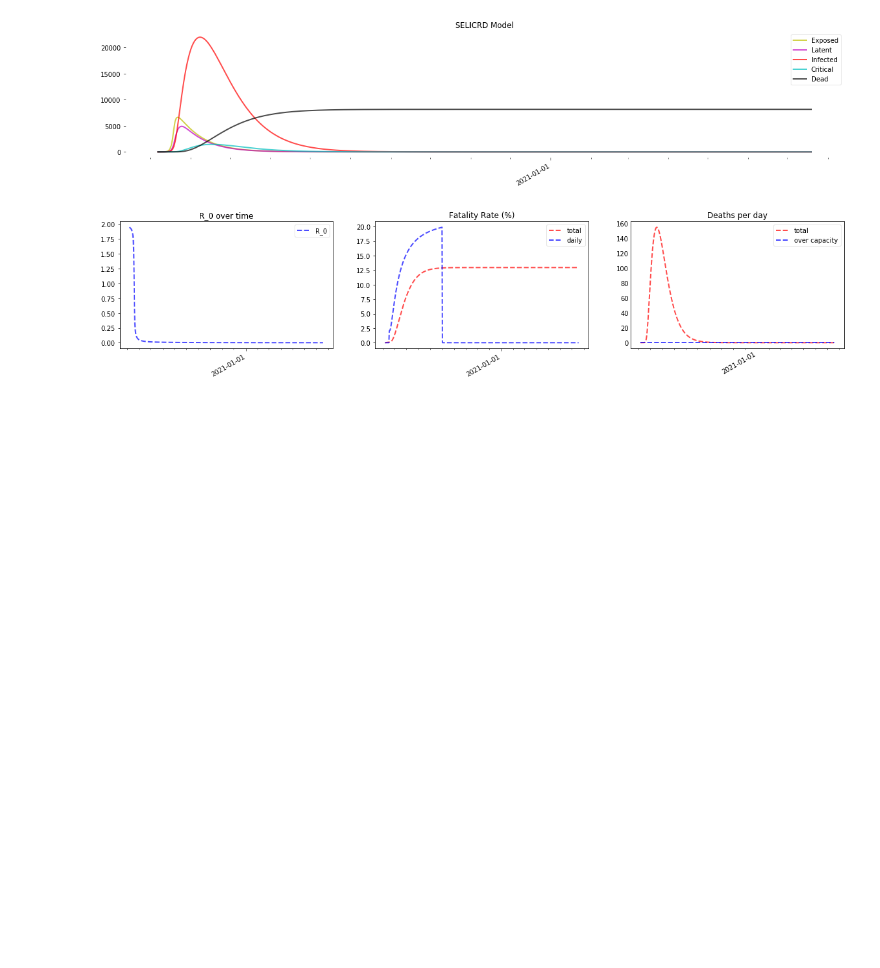
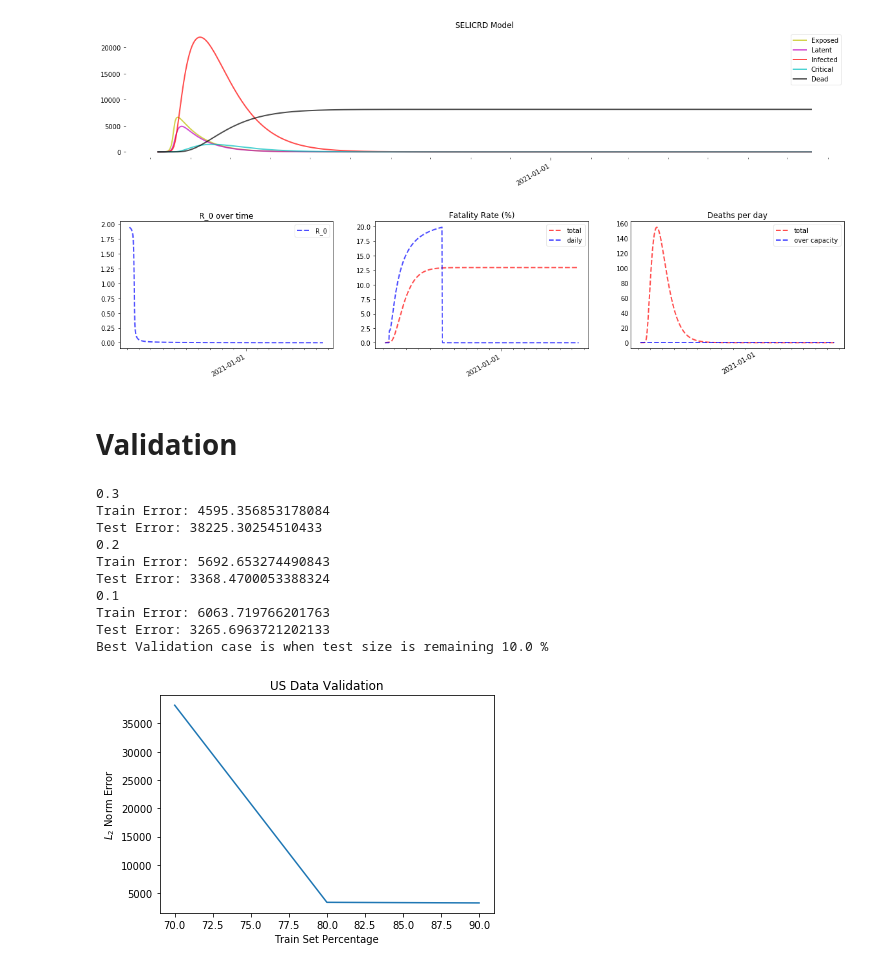
Before and after one commit to jiyingz/COVID19_projections, a Jupyter notebook: SELICRD_with_R0.ipynb, the cells around one changed output. Cells and saved outputs as stored; diff of their text form; code cells hidden in the pictures; blank space fills up the shorter version.

Commit message:
added validation code and ran 10 countries

```diff
--- a/SELICRD_with_R0.ipynb
+++ b/SELICRD_with_R0.ipynb
@@ -78,7 +78,7 @@ def Model(days, agegroups, beds_per_100k, alpha, b, r_s, p_L_to_R, p_I_to_C, p_C
         beds_0 = beds_per_100k / 100_000 * N
         return beds_0 + s*beds_0*t  # 0.003
     y0 = N-1.0, 1.0, 0.0, 0.0, 0.0, 0.0, 0.0
-    t = np.linspace(0, days, days)
+    t = np.linspace(0, days-1, days)
     ret = odeint(deriv, y0, t, args=(N, beta, delta, epsilon, p_L_to_R, theta, gamma, p_C_to_D, p_I_to_C, lamda, tau, rho, Beds))
     S, E, L, I, C, R, D = ret.T
     R_0_over_time = [beta(i)/alpha for i in range(len(t))]
@@ -407,5 +407,5 @@ Prediction for Netherlands
 percentage going to ICU: 10.0; percentage dying in ICU: 79.99999999088344
 [figure]
 [figure]
-# %%
-deaths = pd.read_csv("Data/world_cases_deaths_EUopendataportal.csv", header = 0)
+# %% [markdown]
+# Validation
@@ -411,0 +503,16 @@ deaths = pd.read_csv("Data/world_cases_deaths_EUopendataportal.csv", header = 0)
+# %%
+best_param_each_country = dict()
+
+best_param_each_country["US"] = Validate("US")
+# %% [output]
+0.3
+Train Error: 4595.356853178084
+Test Error: 38225.30254510433
+0.2
+Train Error: 5692.653274490843
+Test Error: 3368.4700053388324
+0.1
+Train Error: 6063.719766201763
+Test Error: 3265.6963721202133
+Best Validation case is when test size is remaining 10.0 %
+[figure, added]
```
Also changed, not shown: parts of 18 cells of this notebook.
